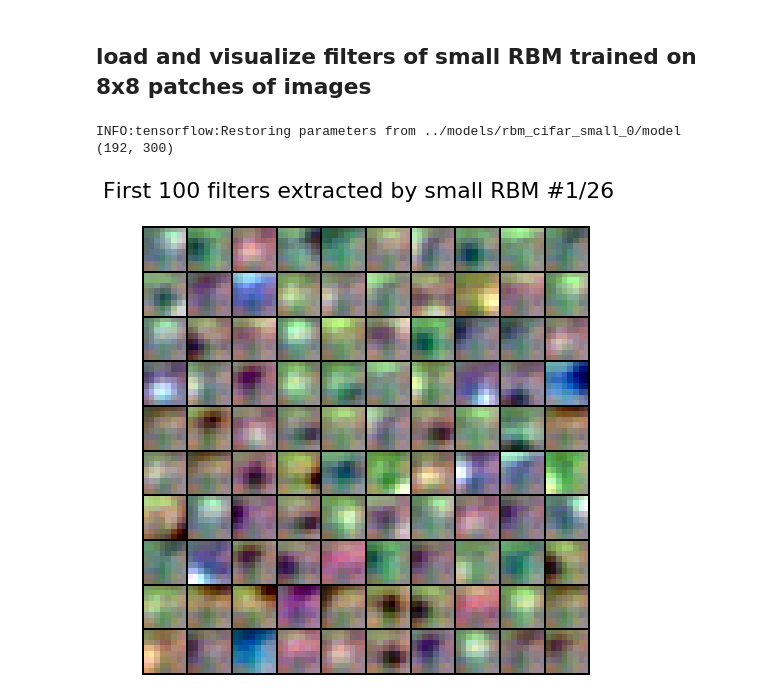
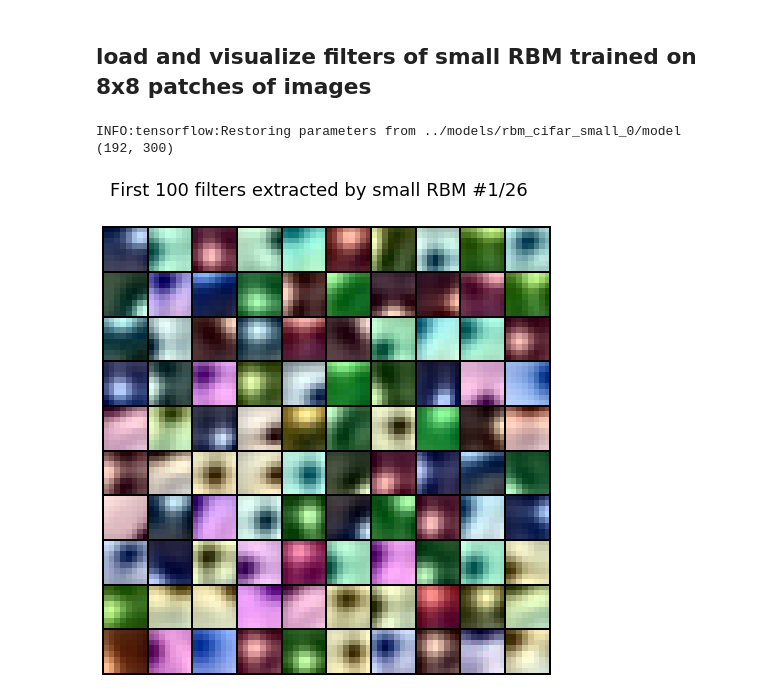
Before and after one commit to yell/boltzmann-machines, a Jupyter notebook: notebooks/dbm_cifar.ipynb, the cells around one changed output. Drawn from its saved outputs; the diff is of its cells as text; code cells hidden in the pictures.

Commit message:
fix filter visualization

```diff
--- a/notebooks/dbm_cifar.ipynb
+++ b/notebooks/dbm_cifar.ipynb
@@ -61,23 +58,23 @@ plt.savefig('cifar10_aug.png', dpi=196)
 # %%
 # load RBM weights
 rbm_small = GaussianRBM.load_model('../models/rbm_cifar_small_0/')
 rbm_small_W = rbm_small.get_tf_params(scope='weights')['W']
 print rbm_small_W.shape
 
 # prepare for plotting
 rbm_small_W = rbm_small_W.T
-rbm_small_W -= rbm_small_W.min(axis=0)
-rbm_small_W /= rbm_small_W.ptp(axis=0) # -> [0; 1] range
+rbm_small_W -= rbm_small_W.min(axis=1)[:, np.newaxis]
+rbm_small_W /= rbm_small_W.ptp(axis=1)[:, np.newaxis] # -> [0; 1] range
 rbm_small_W = im_unflatten(rbm_small_W) # -> (32, 32, 3)
 rbm_small_W *= 255.
 rbm_small_W = rbm_small_W.astype('uint8')
 
 # plot
 fig = plt.figure(figsize=(8, 8))
 im_plot(rbm_small_W, title='First 100 filters extracted by small RBM #1/26',
-        title_params=)
-# plt.savefig('dbm_mnist_rbm1.png', dpi=196);
+        title_params={'fontsize': 18})
+plt.savefig('dbm_mnist_rbm_small.png', dpi=196);
 # %% [output]
 INFO:tensorflow:Restoring parameters from ../models/rbm_cifar_small_0/model
 (192, 300)
-[figure, old version]
+[figure, new version]
```
Also changed, not shown: parts of 1 cell of this notebook.
